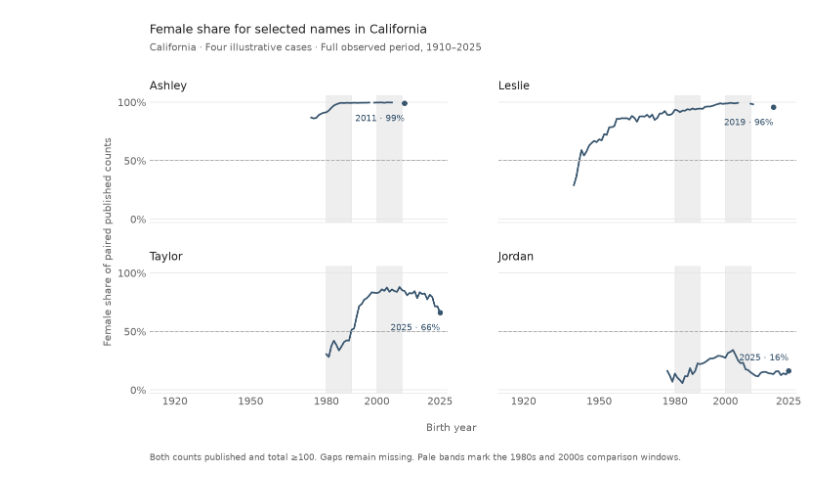
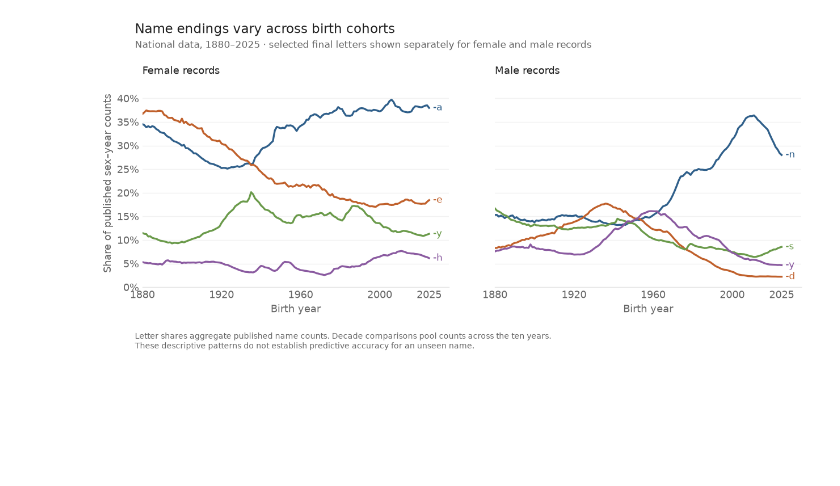
Before and after one commit to TheEternalFool/group_project_dsfm, a Jupyter notebook: notebooks/02_state_eda.ipynb, the cells around one changed output. Drawn from its saved outputs; the diff is of its cells as text; code cells hidden in the pictures; blank space fills up the shorter version.

Commit message:
project update with national data added

```diff
--- a/notebooks/02_state_eda.ipynb
+++ b/notebooks/02_state_eda.ipynb
@@ -168,56 +231,47 @@ The endpoint summaries average eligible annual shares in **1980–1989 and 2000
 # %%
-EXAMPLES = ['Ashley', 'Leslie', 'Taylor', 'Jordan']
-selected = data.loc[data['state'].eq('CA') & data['name'].isin(EXAMPLES)]
-pairs = selected.pivot(index=['name', 'year'], columns='sex', values='count')
-# Reindexing creates explicit gaps; it does not impute suppressed observations.
-grid = pd.MultiIndex.from_product([EXAMPLES, range(1910, 2026)], names=['name', 'year'])
-pairs = pairs.reindex(grid).reindex(columns=['F', 'M'])
-both = pairs[['F', 'M']].notna().all(axis=1)
-totals = pairs[['F', 'M']].sum(axis=1, min_count=2)
-eligible = both & totals.ge(100)
-pairs['female_share'] = (pairs['F'] / totals).where(eligible)
-assert pairs.loc[~eligible, 'female_share'].isna().all()
-assert pairs['female_share'].dropna().between(0, 1).all()
+# Aggregate actual published counts; selected letters are illustrative, not a fitted model.
+letters = nat.assign(ending=nat['name'].str[-1].str.lower())
+letter_counts = letters.groupby(['sex', 'year', 'ending'], observed=True)['count'].sum().rename('count')
+letter_shares = letter_counts.to_frame().join(national_totals.rename('published_total'), on=['sex', 'year'])
+letter_shares['published_share'] = letter_shares['count'] / letter_shares['published_total']
+letter_shares.reset_index().to_csv(TABLES / 'name_endings_by_year.csv', index=False)
+ENDS = {'F': ['a', 'e', 'y', 'h'], 'M': ['n', 'd', 's', 'y']}
+END_COLORS = ['#2f5f8a', '#c0602b', '#6a9a4a', '#8a5aa0']
+ending_numbers = {}
+fig, axes = plt.subplots(1, 2, figsize=(11, 5), sharey=True)
+for ax, sex, title in zip(axes, ['F', 'M'], ['Female records', 'Male records']):
+    t = letter_shares.xs(sex)['published_share'].unstack('ending', fill_value=0)
+    ending_numbers[sex] = {}
+    for ending, color in zip(ENDS[sex], END_COLORS):
+        ax.plot(t.index, t[ending], color=color, lw=2)
+        ax.text(2027, t.loc[2025, ending], f'-{ending}', color=color, fontsize=10, va='center')
+        period_shares = {}
+        for decade in [1940, 2000]:
+            counts = letter_counts.xs(sex).loc[decade:decade + 9]
+            numerator = counts.xs(ending, level='ending').sum()
+            denominator = national_totals.xs(sex).loc[decade:decade + 9].sum()
+            period_shares[f'{decade}s'] = float(numerator / denominator)
+        ending_numbers[sex][ending] = period_shares
+    ax.set(title=title, xlim=(1880, 2035), ylim=(0, .44), xlabel='Birth year')
+    ax.set_xticks([1880, 1920, 1960, 2000, 2025])
+    pct(ax)
+    ax.grid(axis='y', lw=.8)
+axes[0].set_ylabel('Share of published sex–year counts')
+header(fig, 'Name endings vary across birth cohorts',
+       'National data, 1880–2025 · selected final letters shown separately for female and male records')
+footer(fig, 'Letter shares aggregate published name counts. Decade comparisons pool counts across the ten years.' + chr(10) +
+       'These descriptive patterns do not establish predictive accuracy for an unseen name.')
+fig.subplots_adjust(left=.08, right=.96, top=.81, bottom=.20, wspace=.15)
+save(fig, 'fig3_endings.png')
 
-fig, axes = plt.subplots(2, 2, figsize=(10.5, 6.5), sharex=True, sharey=True)
-endpoint_rows = []
-for name, ax in zip(EXAMPLES, axes.flat):
-    series = pairs.xs(name)['female_share']
-    ax.plot(series.index, series.to_numpy(), color=COLORS['F'], linewidth=1.8)
-    ax.axhline(0.5, color='#b0b0b0', linewidth=1, linestyle='--')
-    for left, right in [(1980, 1990), (2000, 2010)]:
-        ax.axvspan(left, right, color=GRID, alpha=0.65, zorder=0)
-    ax.set(title=name, ylim=(-0.03, 1.06), xlim=(1910, 2028))
-    ax.set_xticks([1920, 1950, 1980, 2000, 2025])
-    ax.set_yticks([0, 0.5, 1])
-    ax.yaxis.set_major_formatter(PercentFormatter(1, decimals=0))
-    ax.grid(axis='y', linewidth=0.8)
-    visible = series.dropna()
-    ax.scatter([visible.index[-1]], [visible.iloc[-1]], color=COLORS['F'], s=22, zorder=4)
-    ax.annotate(f'{visible.index[-1]} · {visible.iloc[-1]:.0%}',
-                xy=(visible.index[-1], visible.iloc[-1]),
-                xytext=(0, -19 if visible.iloc[-1] > 0.4 else 11),
-                textcoords='offset points', ha='right', color=COLORS['F'], fontsize=9.5)
-    # These common windows were selected after checking eligible-year coverage.
-    earlier, later = series.loc[1980:1989].dropna(), series.loc[2000:2009].dropna()
-    assert len(earlier) >= 5 and len(later) >= 5, f'Insufficient endpoint coverage: {name}'
-    earlier_mean, later_mean = float(earlier.mean()), float(later.mean())
-    endpoint_rows.append({'name': name, 'eligible_years': int(series.notna().sum()),
-                          'eligible_years_1980s': len(earlier), 'eligible_years_2000s': len(later),
-                          'female_share_1980s': earlier_mean, 'female_share_2000s': later_mean,
-                          'change_percentage_points': 100 * (later_mean - earlier_mean)})
-fig.supxlabel('Birth year', y=0.07, fontsize=11, color=MUTED)
-fig.supylabel('Female share of paired published counts', x=0.015, fontsize=11, color=MUTED)
-fig.suptitle('Female share for selected names in California',
-             x=0.08, y=0.99, ha='left', fontsize=13, weight='normal', color=INK)
-fig.text(0.08, 0.93, 'California · Four illustrative cases · Full observed period, 1910–2025',
-         color=MUTED, fontsize=10.5)
-fig.text(0.08, 0.01, 'Both counts published and total ≥100. Gaps remain missing. Pale bands mark the 1980s and 2000s comparison windows.',
-         color=MUTED, fontsize=9)
-fig.subplots_adjust(left=0.08, right=0.98, top=0.83, bottom=0.16, hspace=0.34, wspace=0.17)
-fig.savefig(FIGURES / 'name_sex_trajectories.png')
-plt.show()
-endpoints = pd.DataFrame(endpoint_rows)
-display(endpoints.round(3))
+# Descriptive centroids for common two-letter endings; predictive tests are later work.
+end2 = nat.assign(ending=nat['name'].str[-2:].str.lower(), weighted_year=nat['year'] * nat['count'])
+end2 = end2.groupby(['sex', 'ending'], observed=True)[['count', 'weighted_year']].sum()
+end2['count_weighted_mean_year'] = end2['weighted_year'] / end2['count']
+end2 = end2.loc[end2['count'].gt(2_000_000)]
+end2.reset_index().to_csv(TABLES / 'two_letter_endings.csv', index=False)
+NUM['endings'] = {'decade_method': 'pooled published counts', 'selected_letters': ending_numbers}
+display(pd.DataFrame(ending_numbers['M']).T)
+del letters
 # %% [output]
-[figure, old version]
+[figure, new version]
```
Also changed, not shown: parts of 18 cells of this notebook, 57 other files.
